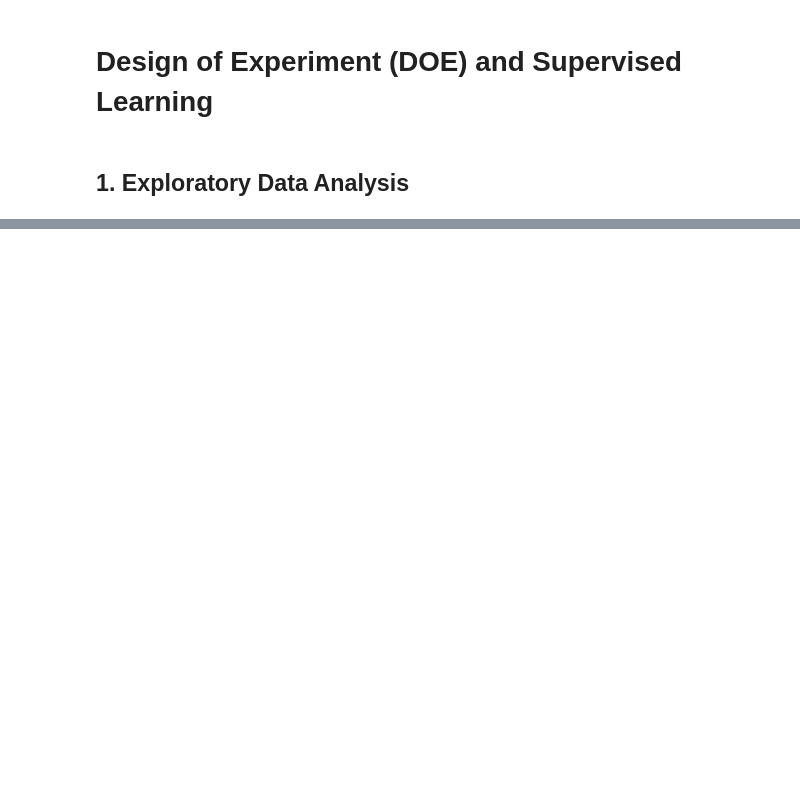
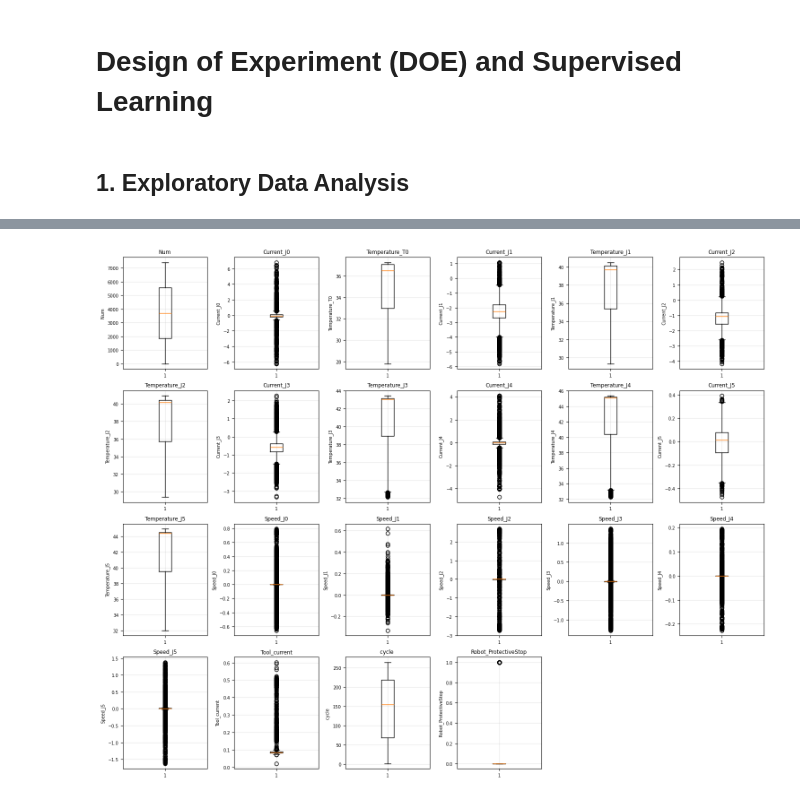
Before and after one commit to karolyangqian/seleksi-lab-ai-2025, a Jupyter notebook: src/doe.ipynb, the cells around one changed output, grey strips where cells are left out. Cells and saved outputs as stored; diff of their text form; code cells hidden in the pictures; blank space fills up the shorter version.

```diff
--- a/src/doe.ipynb
+++ b/src/doe.ipynb
@@ -406,0 +149,23 @@ Highly Correlated Feature Pairs (|correlation| > 0.7):
+# %%
+# Box plots
+n_cols = 6
+n_rows = (len(numerical_columns) + n_cols - 1) // n_cols
+fig, axes = plt.subplots(n_rows, n_cols, figsize=(15, 3*n_rows))
+if n_rows == 1:
+    axes = axes.reshape(1, -1)
+axes = axes.flatten()
+
+for i, col in enumerate(numerical_columns):
+    axes[i].boxplot(df[col].dropna())
+    axes[i].set_title(col)
+    axes[i].set_ylabel(col)
+    axes[i].grid(True, alpha=0.3)
+
+# Remove empty subplots
+for i in range(len(numerical_columns), len(axes)):
+    fig.delaxes(axes[i])
+
+plt.tight_layout()
+plt.show()
+# %% [output]
+[figure, added]
```
Also changed, not shown: parts of 41 cells of this notebook, 3 other files.
